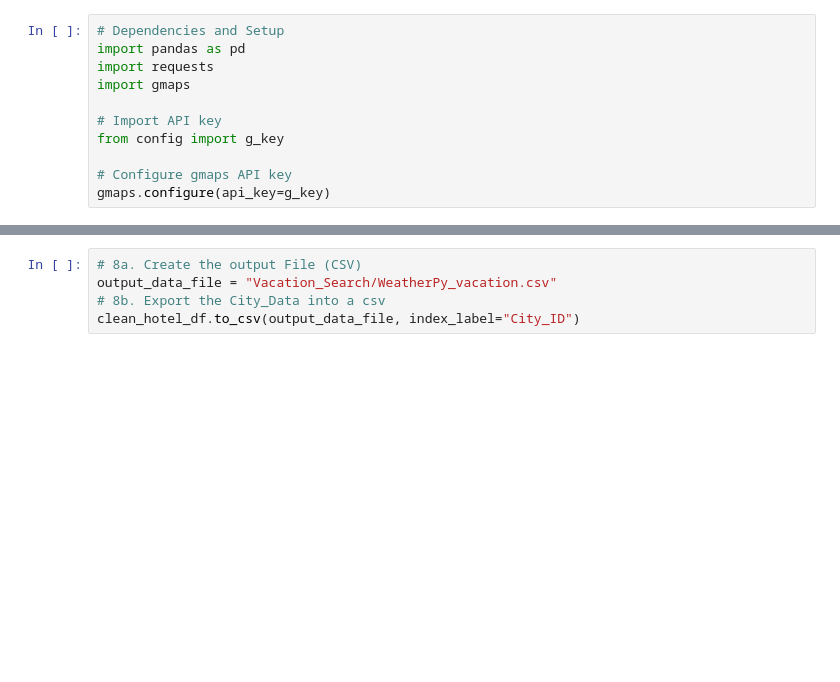
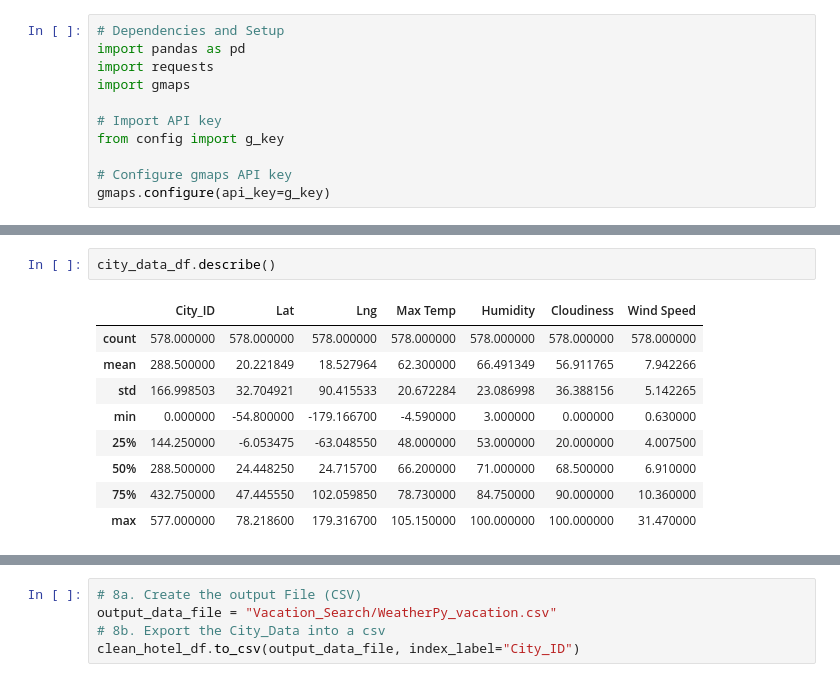
Before and after one commit to esammons/World_Weather_Analysis, a Jupyter notebook: Vacation_Search.ipynb, the cells around one changed output, grey strips where cells are left out. Cells and saved outputs as stored; diff of their text form; blank space fills up the shorter version.

```diff
--- a/Vacation_Search.ipynb
+++ b/Vacation_Search.ipynb
@@ -28,6 +28,18 @@ city_data_df.head()
 | 2 | 2 | Barrow | 71.2906 | -156.7887 | 10.40 | 85 | 1 | 10.36 | US | 2021-04-25 16:56:03 |
 | 3 | 3 | Rikitea | -23.1203 | -134.9692 | 77.38 | 76 | 84 | 7.07 | PF | 2021-04-25 16:54:49 |
 | 4 | 4 | Bluff | -46.6000 | 168.3333 | 42.01 | 82 | 76 | 8.01 | NZ | 2021-04-25 16:56:04 |
+# %%
+city_data_df.describe()
+# %% [output]
+|  | City_ID | Lat | Lng | Max Temp | Humidity | Cloudiness | Wind Speed |
+| count | 578.000000 | 578.000000 | 578.000000 | 578.000000 | 578.000000 | 578.000000 | 578.000000 |
+| mean | 288.500000 | 20.221849 | 18.527964 | 62.300000 | 66.491349 | 56.911765 | 7.942266 |
+| std | 166.998503 | 32.704921 | 90.415533 | 20.672284 | 23.086998 | 36.388156 | 5.142265 |
+| min | 0.000000 | -54.800000 | -179.166700 | -4.590000 | 3.000000 | 0.000000 | 0.630000 |
+| 25% | 144.250000 | -6.053475 | -63.048550 | 48.000000 | 53.000000 | 20.000000 | 4.007500 |
+| 50% | 288.500000 | 24.448250 | 24.715700 | 66.200000 | 71.000000 | 68.500000 | 6.910000 |
+| 75% | 432.750000 | 47.445550 | 102.059850 | 78.730000 | 84.750000 | 90.000000 | 10.360000 |
+| max | 577.000000 | 78.218600 | 179.316700 | 105.150000 | 100.000000 | 100.000000 | 31.470000 |
 # %%
 # 2. Prompt the user to enter minimum and maximum temperature criteria
 
```
Also changed, not shown: parts of 15 cells of this notebook, 4 other files.
